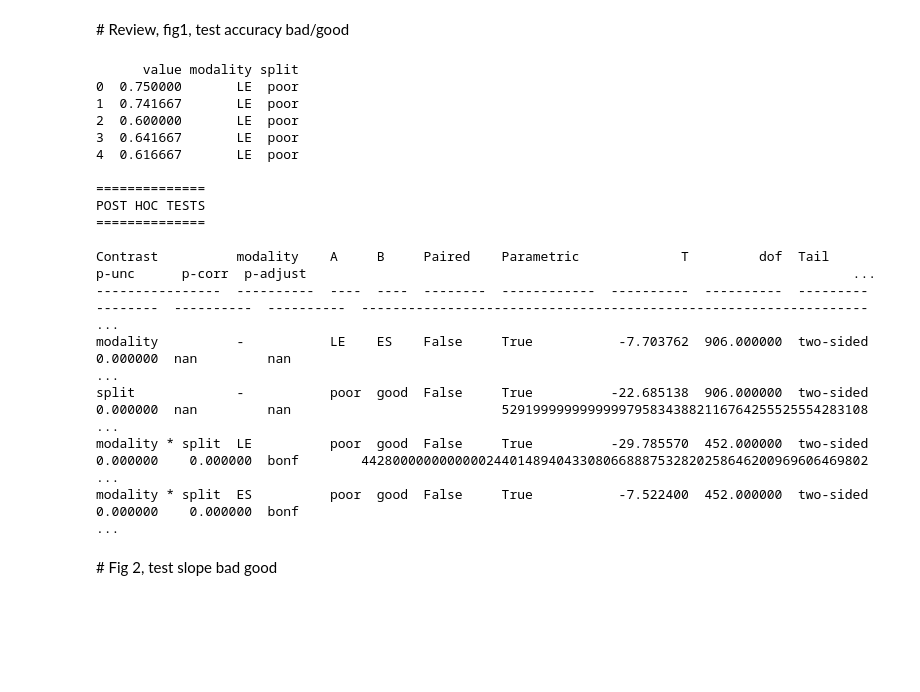
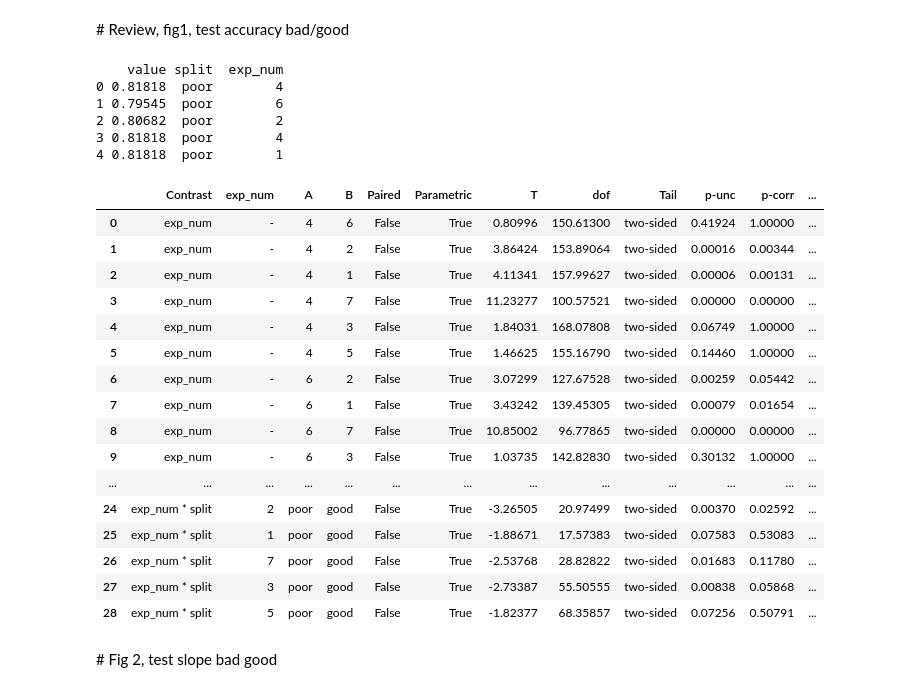
Before and after one commit to bsgarcia/RetrieveAndCompareAnalysis, a Jupyter notebook: python/stats.ipynb, the cells around one changed output. Drawn from its saved outputs; the diff is of its cells as text; code cells hidden in the pictures; blank space fills up the shorter version.

```diff
--- a/python/stats.ipynb
+++ b/python/stats.ipynb
@@ -16,28 +16,34 @@ def read_csv(name):
 # %%
 filename = 'review_perf_fig1'
 df = read_csv(filename)
-
-res = pg.pairwise_ttests(dv='value', between=['modality', 'split'], subject='id',
+pd.options.display.float_format = '{:,.5f}'.format
+pg.pairwise_ttests(dv='value', between=['exp_num', 'split'], subject='id',
             data=df, padjust='bonf', parametric=True)
 
-pg.print_table(res, floatfmt='.6f')
+# pg.print_table(res, floatfmt='.6f')
 # %% [output]
-      value modality split
-0  0.750000       LE  poor
-1  0.741667       LE  poor
-2  0.600000       LE  poor
-3  0.641667       LE  poor
-4  0.616667       LE  poor
-
-==============
-POST HOC TESTS
-==============
-
-Contrast          modality    A     B     Paired    Parametric             T         dof  Tail          p-unc      p-corr  p-adjust                                                                      ...
-----------------  ----------  ----  ----  --------  ------------  ----------  ----------  ---------  --------  ----------  ----------  ----------------------------------------------------------------- ...
-modality          -           LE    ES    False     True           -7.703762  906.000000  two-sided  0.000000  nan         nan                                                                           ...
-split             -           poor  good  False     True          -22.685138  906.000000  two-sided  0.000000  nan         nan                           52919999999999997958343882116764255525554283108 ...
-modality * split  LE          poor  good  False     True          -29.785570  452.000000  two-sided  0.000000    0.000000  bonf        44280000000000002440148940433080668887532820258646200969606469802 ...
-modality * split  ES          poor  good  False     True           -7.522400  452.000000  two-sided  0.000000    0.000000  bonf                                                                          ...
+    value split  exp_num
+0 0.81818  poor        4
+1 0.79545  poor        6
+2 0.80682  poor        2
+3 0.81818  poor        4
+4 0.81818  poor        1
+|  | Contrast | exp_num | A | B | Paired | Parametric | T | dof | Tail | p-unc | p-corr | ... |
+| 0 | exp_num | - | 4 | 6 | False | True | 0.80996 | 150.61300 | two-sided | 0.41924 | 1.00000 | ... |
+| 1 | exp_num | - | 4 | 2 | False | True | 3.86424 | 153.89064 | two-sided | 0.00016 | 0.00344 | ... |
+| 2 | exp_num | - | 4 | 1 | False | True | 4.11341 | 157.99627 | two-sided | 0.00006 | 0.00131 | ... |
+| 3 | exp_num | - | 4 | 7 | False | True | 11.23277 | 100.57521 | two-sided | 0.00000 | 0.00000 | ... |
+| 4 | exp_num | - | 4 | 3 | False | True | 1.84031 | 168.07808 | two-sided | 0.06749 | 1.00000 | ... |
+| 5 | exp_num | - | 4 | 5 | False | True | 1.46625 | 155.16790 | two-sided | 0.14460 | 1.00000 | ... |
+| 6 | exp_num | - | 6 | 2 | False | True | 3.07299 | 127.67528 | two-sided | 0.00259 | 0.05442 | ... |
+| 7 | exp_num | - | 6 | 1 | False | True | 3.43242 | 139.45305 | two-sided | 0.00079 | 0.01654 | ... |
+| 8 | exp_num | - | 6 | 7 | False | True | 10.85002 | 96.77865 | two-sided | 0.00000 | 0.00000 | ... |
+| 9 | exp_num | - | 6 | 3 | False | True | 1.03735 | 142.82830 | two-sided | 0.30132 | 1.00000 | ... |
+| ... | ... | ... | ... | ... | ... | ... | ... | ... | ... | ... | ... | ... |
+| 24 | exp_num * split | 2 | poor | good | False | True | -3.26505 | 20.97499 | two-sided | 0.00370 | 0.02592 | ... |
+| 25 | exp_num * split | 1 | poor | good | False | True | -1.88671 | 17.57383 | two-sided | 0.07583 | 0.53083 | ... |
+| 26 | exp_num * split | 7 | poor | good | False | True | -2.53768 | 28.82822 | two-sided | 0.01683 | 0.11780 | ... |
+| 27 | exp_num * split | 3 | poor | good | False | True | -2.73387 | 55.50555 | two-sided | 0.00838 | 0.05868 | ... |
+| 28 | exp_num * split | 5 | poor | good | False | True | -1.82377 | 68.35857 | two-sided | 0.07256 | 0.50791 | ... |
 # %% [markdown]
 # Fig 2, test slope bad good
```
Also changed, not shown: parts of 2 cells of this notebook, 33 other files.
